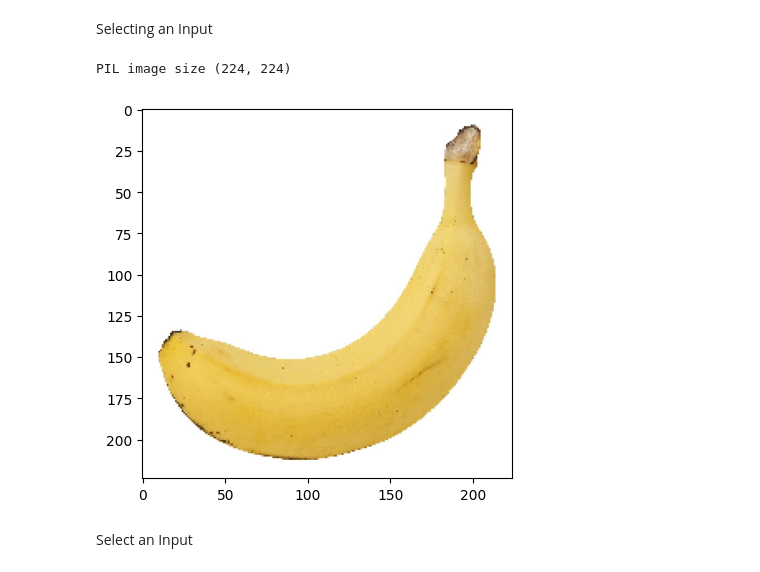
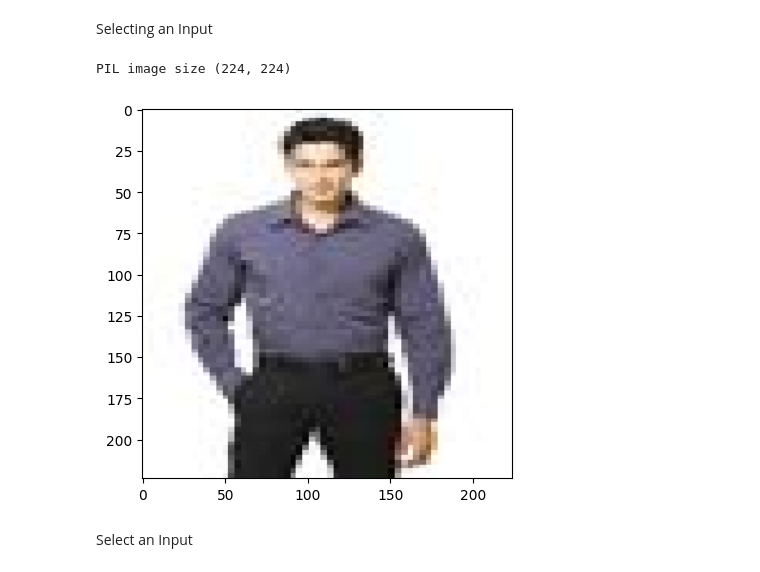
Before and after one commit to Haroon-Zafar/Prediction-using-ResNet-Model, a Jupyter notebook: resNetPredictionNotebook.ipynb, the cells around one changed output. Cells and saved outputs as stored; diff of their text form; code cells hidden in the pictures.

```diff
--- a/resNetPredictionNotebook.ipynb
+++ b/resNetPredictionNotebook.ipynb
@@ -34,15 +34,15 @@ from keras_applications import resnet50
 # %% [markdown]
 Selecting an Input
 # %%
-filename = 'banana.jpg'
+filename = '9666.jpg'
 ## load an image in PIL format
 original = load_img(filename, target_size = (224, 224))
 print('PIL image size',original.size)
 plt.imshow(original)
 plt.show()
 # %% [output]
 PIL image size (224, 224)
-[figure, old version]
+[figure, new version]
 # %% [markdown]
 Select an Input
 # %%
```
Also changed, not shown: parts of 5 cells of this notebook, 5 other files.
